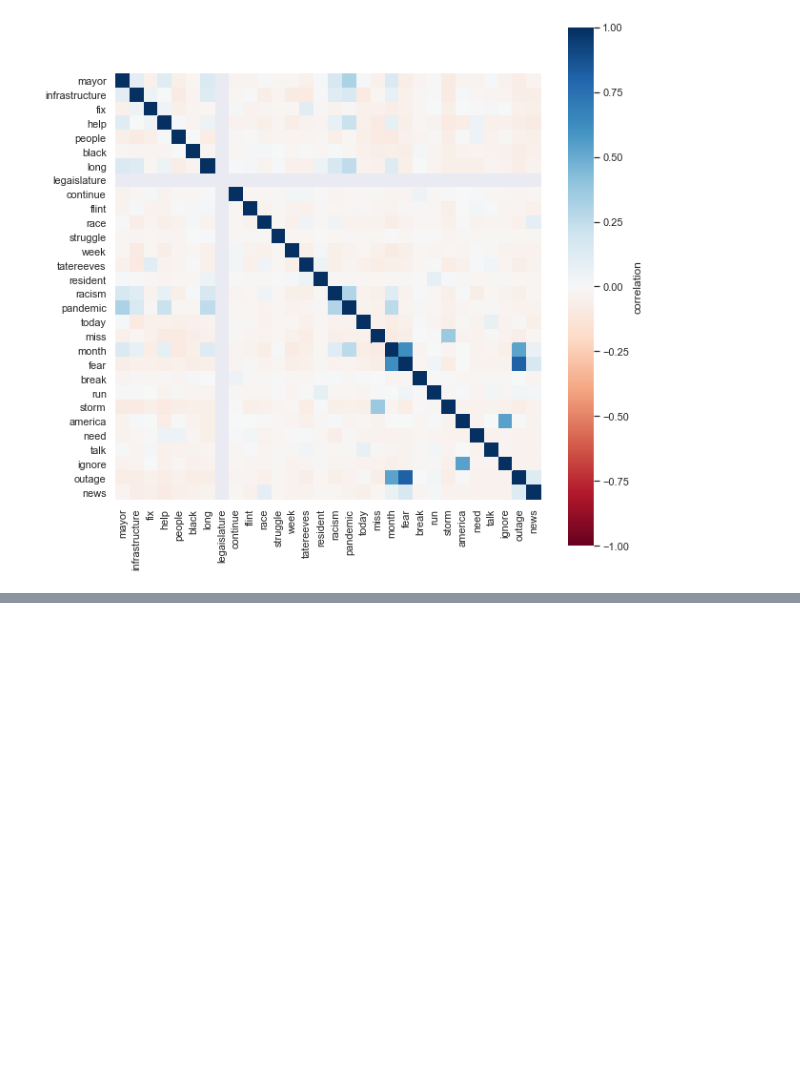
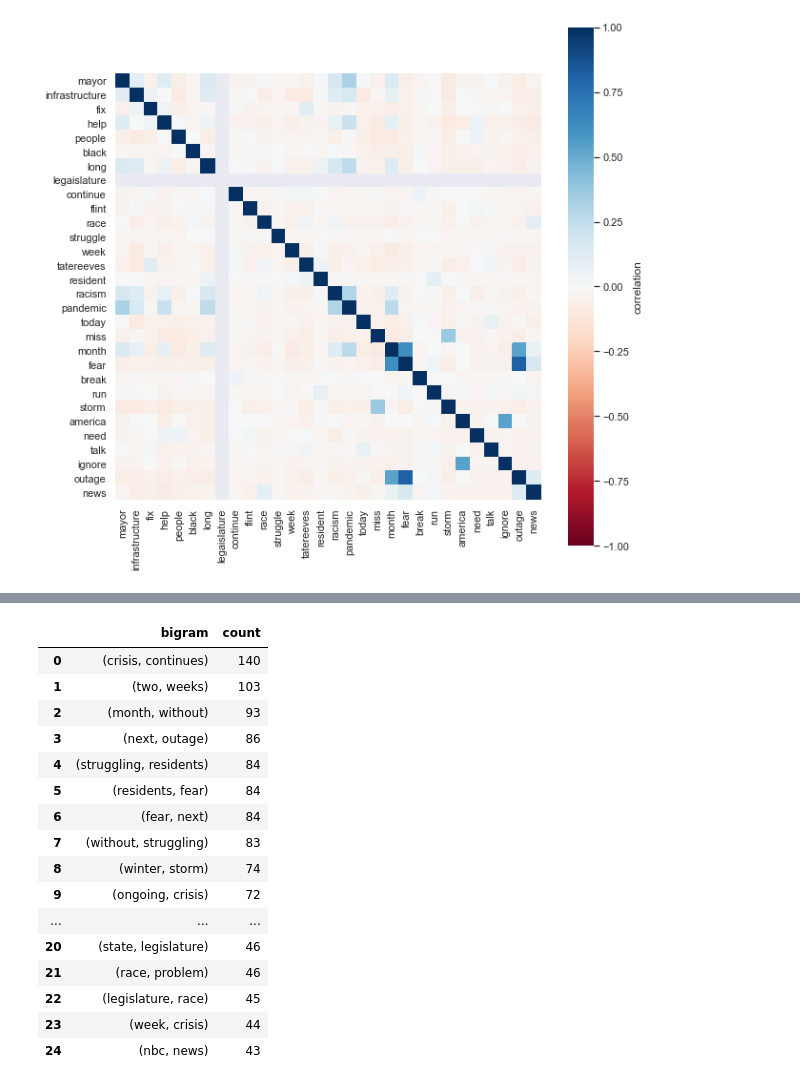
Before and after one commit to rishabhstha/JacksonWaterCrisisAnalysisML, a Jupyter notebook: tweets.ipynb, the cells around one changed output, grey strips where cells are left out. Cells and saved outputs as stored; diff of their text form; code cells hidden in the pictures; blank space fills up the shorter version.

```diff
--- a/tweets.ipynb
+++ b/tweets.ipynb
@@ -1429,0 +1483,24 @@ plt.show()
+# %%
+#Analyze co-occurrence and networks of words
+
+import nltk
+import itertools
+import collections
+from nltk import bigrams
+
+tweets['word list']=tweets['Clean Tweet'].apply(lambda x:str(x).split())
+
+# Download stopwords
+nltk.download('stopwords')
+stop_words = set(stopwords.words('english'))
+stop_words.update(["https",'t','co','amp','water','Jackson','Mississippi','s','M','city','jackson','mississippi'])
+
+#removing stopwords
+tweets['newWordList'] = [[word for word in tweet_words if not word in stop_words]
+              for tweet_words in tweets['word list']]
+
+tweets
+
+terms_bigram=[list(nltk.bigrams(tweet)) for tweet in tweets['newWordList']]
+
+terms_bigram[0]
@@ -1429,0 +1512,31 @@ plt.show()
+# %%
+# Flatten list of bigrams in clean tweets
+bigrams = list(itertools.chain(*terms_bigram))
+
+# Create counter of words in clean bigrams
+bigram_counts = collections.Counter(bigrams)
+
+bigram_counts.most_common(50)
+
+bigram_df = pd.DataFrame(bigram_counts.most_common(25),
+                             columns=['bigram', 'count'])
+
+bigram_df
+# %% [output]
+|  | bigram | count |
+| 0 | (crisis, continues) | 140 |
+| 1 | (two, weeks) | 103 |
+| 2 | (month, without) | 93 |
+| 3 | (next, outage) | 86 |
+| 4 | (struggling, residents) | 84 |
+| 5 | (residents, fear) | 84 |
+| 6 | (fear, next) | 84 |
+| 7 | (without, struggling) | 83 |
+| 8 | (winter, storm) | 74 |
+| 9 | (ongoing, crisis) | 72 |
+| ... | ... | ... |
+| 20 | (state, legislature) | 46 |
+| 21 | (race, problem) | 46 |
+| 22 | (legislature, race) | 45 |
+| 23 | (week, crisis) | 44 |
+| 24 | (nbc, news) | 43 |
```
Also changed, not shown: parts of 15 cells of this notebook, 4 other files.
